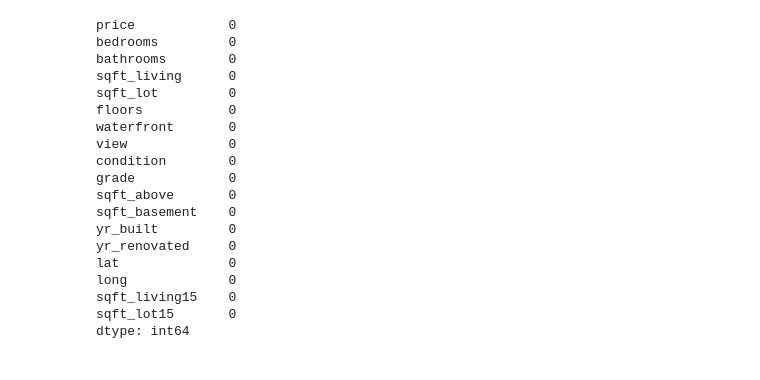
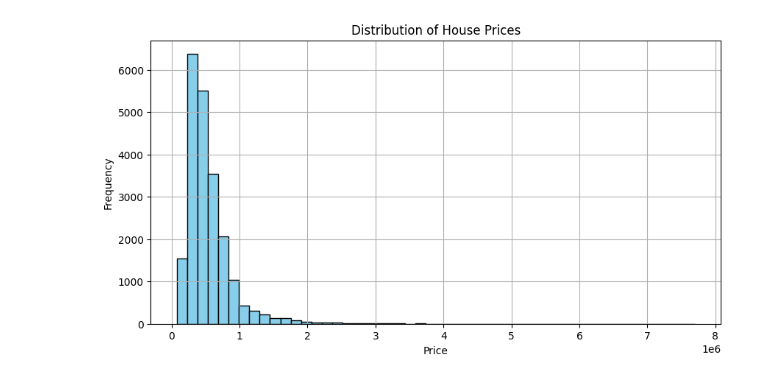
Before and after one commit to vanesarama/MachineLearningExercise0, a Jupyter notebook: king_county_dataset.ipynb, the cells around one changed output. Cells and saved outputs as stored; diff of their text form; code cells hidden in the pictures.

```diff
--- a/king_county_dataset.ipynb
+++ b/king_county_dataset.ipynb
@@ -18,8 +1,16 @@ Dataset has been saved to 'king_county_dataset.csv'
 # %%
-
 import pandas as pd
 import matplotlib.pyplot as plt
+import seaborn as sns
 from sklearn.preprocessing import StandardScaler, OneHotEncoder
 from sklearn.compose import ColumnTransformer
-from sklearn.pipeline import Pipeline
 from sklearn.model_selection import train_test_split
+
+# Load dataset
+data = pd.read_csv("king_county_dataset.csv")
+
+# Dataset overview
+print("Number of instances (rows):", data.shape[0])
+print("Number of features (columns):", data.shape[1])
+data.info()
+data.describe()
@@ -43,28 +45,10 @@ data.head()
-# %%
-# Section 3: Drop Unnecessary Columns
-
-# Drop unnecessary columns (e.g., zipcode, date_year, date_month, date_day)
-data = data.drop(columns=['zipcode', 'date_year', 'date_month', 'date_day'])
-
-# Check for missing values
-data.isnull().sum()
-# %% [output]
-price            0
-bedrooms         0
-bathrooms        0
-sqft_living      0
-sqft_lot         0
-floors           0
-waterfront       0
-view             0
-condition        0
-grade            0
-sqft_above       0
-sqft_basement    0
-yr_built         0
-yr_renovated     0
-lat              0
-long             0
-sqft_living15    0
-sqft_lot15       0
-dtype: int64
+# %%
+plt.figure(figsize=(10, 5))
+plt.hist(data['price'], bins=50, color='skyblue', edgecolor='black')
+plt.title('Distribution of House Prices')
+plt.xlabel('Price')
+plt.ylabel('Frequency')
+plt.grid(True)
+plt.show()
+# %% [output]
+[figure, added]
```
Also changed, not shown: parts of 12 cells of this notebook.
